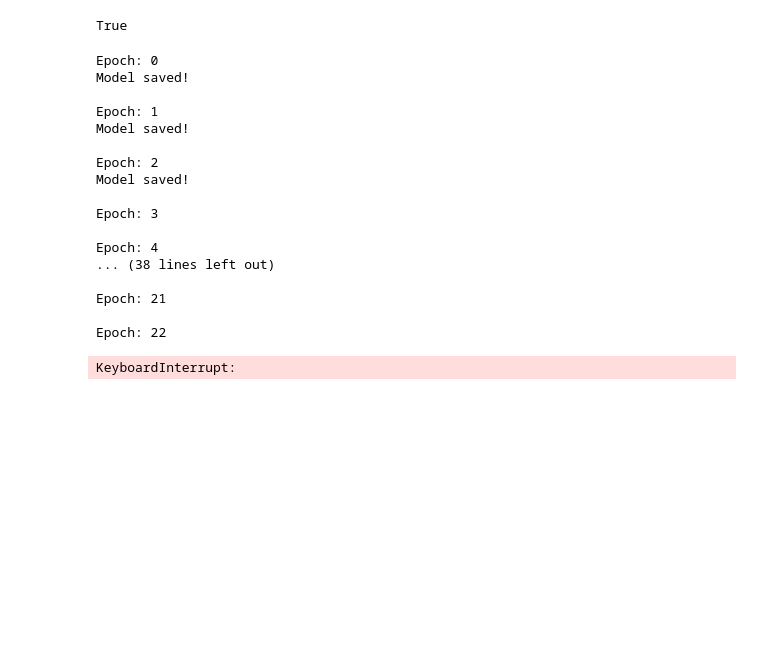
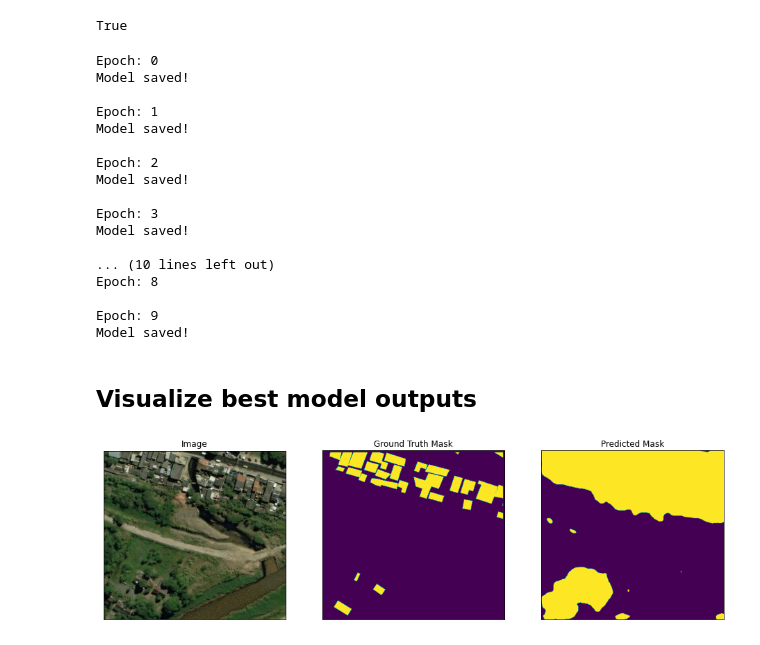
Before and after one commit to ThinkOcean-India-Research/asdi-hackathon, a Jupyter notebook: building-detection/training_notebook.ipynb, the cells around one changed output. Cells and saved outputs as stored; diff of their text form; code cells hidden in the pictures; blank space fills up the shorter version.

Commit message:
load and viz best op

```diff
--- a/building-detection/training_notebook.ipynb
+++ b/building-detection/training_notebook.ipynb
@@ -227,7 +236,8 @@ for i in range(3):
 # %%
 ENCODER = 'resnet34'
 ENCODER_WEIGHTS = 'imagenet'
-CLASSES=['footprint','boundary','contact']
+# CLASSES=['footprint','boundary','contact']
+CLASSES=['footprint']
 ACTIVATION = 'sigmoid' # could be None for logits or 'softmax2d' for multiclass segmentation
 DEVICE = 'cuda'
 # DEVICE = 'cpu'
@@ -309,11 +319,10 @@ torch.cuda.is_available()
 # %% [output]
 True
 # %%
-# train model for 40 epochs
 
 max_score = 0
-
-for i in range(0, 40):
+# epochs
+for i in range(0, 10):
 
     print('\nEpoch: {}'.format(i))
     train_logs = train_epoch.run(train_loader)
@@ -339,11 +348,12 @@ Epoch: 2
 Model saved!
 
 Epoch: 3
+Model saved!
 
-Epoch: 4
-... (38 lines left out)
+... (10 lines left out)
+Epoch: 8
 
-Epoch: 21
-
-Epoch: 22
+Epoch: 9
+Model saved!
-KeyboardInterrupt:
+# %% [markdown]
+## Visualize best model outputs
@@ -349,0 +363,36 @@ KeyboardInterrupt:
+# %%
+best_model = torch.load('./model/best_model.pth',map_location='cpu')
+# %%
+test_dataset = BuildingFootprintDataset(
+    SATELLITE_IMAGES_PATH,
+    MASKS_PATH,
+    augmentation=get_validation_augmentation(),
+    preprocessing=get_preprocessing(preprocessing_fn)
+)
+test_dataset_vis = BuildingFootprintDataset(
+    SATELLITE_IMAGES_PATH,
+    MASKS_PATH,
+)
+# %%
+DEVICE='cpu'
+for i in range(5):
+    # n = np.random.choice(len(valid_dataset))
+    n=300
+
+    image_vis = test_dataset_vis[n][0].astype('uint8')
+    image, gt_mask = test_dataset[n]
+
+    gt_mask = gt_mask.squeeze()
+
+    x_tensor = torch.from_numpy(image).to(DEVICE).unsqueeze(0)
+    pr_mask = best_model.predict(x_tensor)
+    pr_mask = (pr_mask.squeeze().cpu().numpy().round())
+
+    visualize(
+        image=image_vis,
+        ground_truth_mask=gt_mask,
+        predicted_mask=pr_mask
+    )
+    break
+# %% [output]
+[figure, added]
```
Also changed, not shown: parts of 8 cells of this notebook, 1 other file.
